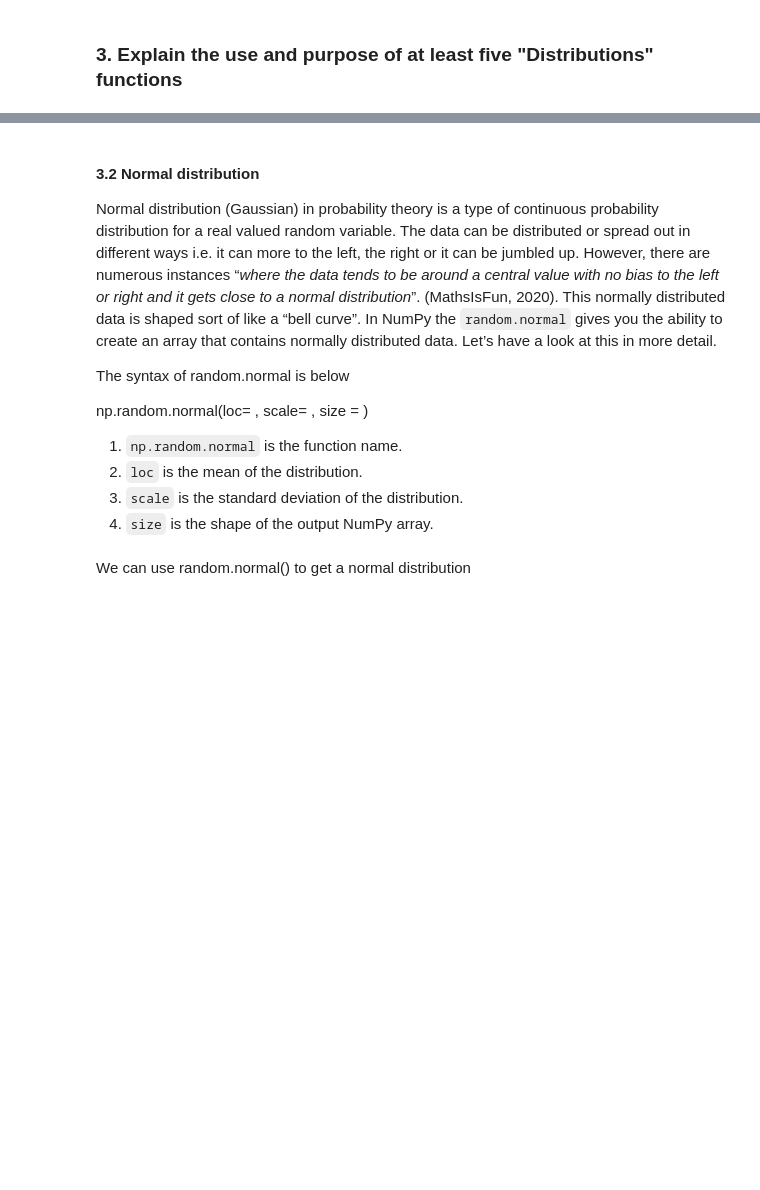
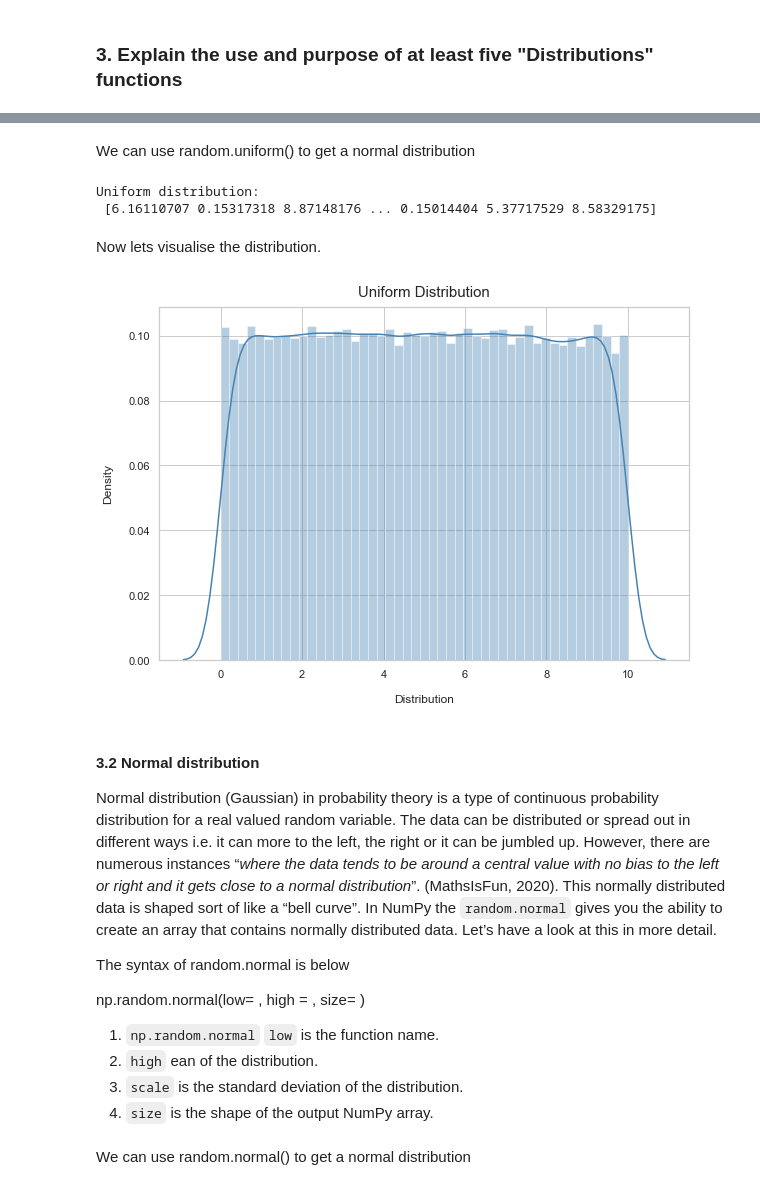
Before and after one commit to Munster2020/HDIP_CSDA_COMP08050_ASSIGNMENT, a Jupyter notebook: assignment2020.ipynb, the cells around one changed output, grey strips where cells are left out. Saved outputs shown, nothing was run; the diff lists cells and outputs as text; code cells hidden in the pictures; blank space fills up the shorter version.

```diff
--- a/assignment2020.ipynb
+++ b/assignment2020.ipynb
@@ -128,3 +137,29 @@ Alternatively, the continuous uniform distribution (also referred to as a rectan
+# %% [markdown]
+We can use random.uniform() to get a normal distribution
+# %%
+#create the variables and assign them
+x = np.random.uniform(0, 10, 100000)
+
+# print the array
+print("Uniform distribution:\n", x)
+# %% [output]
+Uniform distribution:
+ [6.16110707 0.15317318 8.87148176 ... 0.15014404 5.37717529 8.58329175]
+# %% [markdown]
+Now lets visualise the distribution.
+# %%
+# visualisation styling code
+sns.set(rc={'figure.figsize':(9.5, 6.5)})
+sns.set_context('notebook')
+sns.set_style("whitegrid")
+
+#
+sns.distplot(x, kde=True, color='steelblue')
+plt.xlabel("Distribution", labelpad=15)
+plt.ylabel("Density", labelpad=15);
+plt.title("Uniform Distribution", fontsize=15, y=1.012);
+# %% [output]
+[figure, added]
 # %% [markdown]
 #### 3.2 Normal distribution
 
@@ -132,10 +167,11 @@ Normal distribution (Gaussian) in probability theory is a type of continuous pro
 
 The syntax of random.normal is below
 
-np.random.normal(loc= , scale= , size = )
+np.random.normal(low= , high = , size= )
 
-1. `np.random.normal` is the function name.
-2. `loc` is the mean of the distribution.
+1. `np.random.normal`
+`low` is the function name.
+2. `high` ean of the distribution.
 3. `scale` is the standard deviation of the distribution.
 4. `size` is the shape of the output NumPy array.
 # %% [markdown]
```
Also changed, not shown: parts of 16 cells of this notebook, 1 other file.
